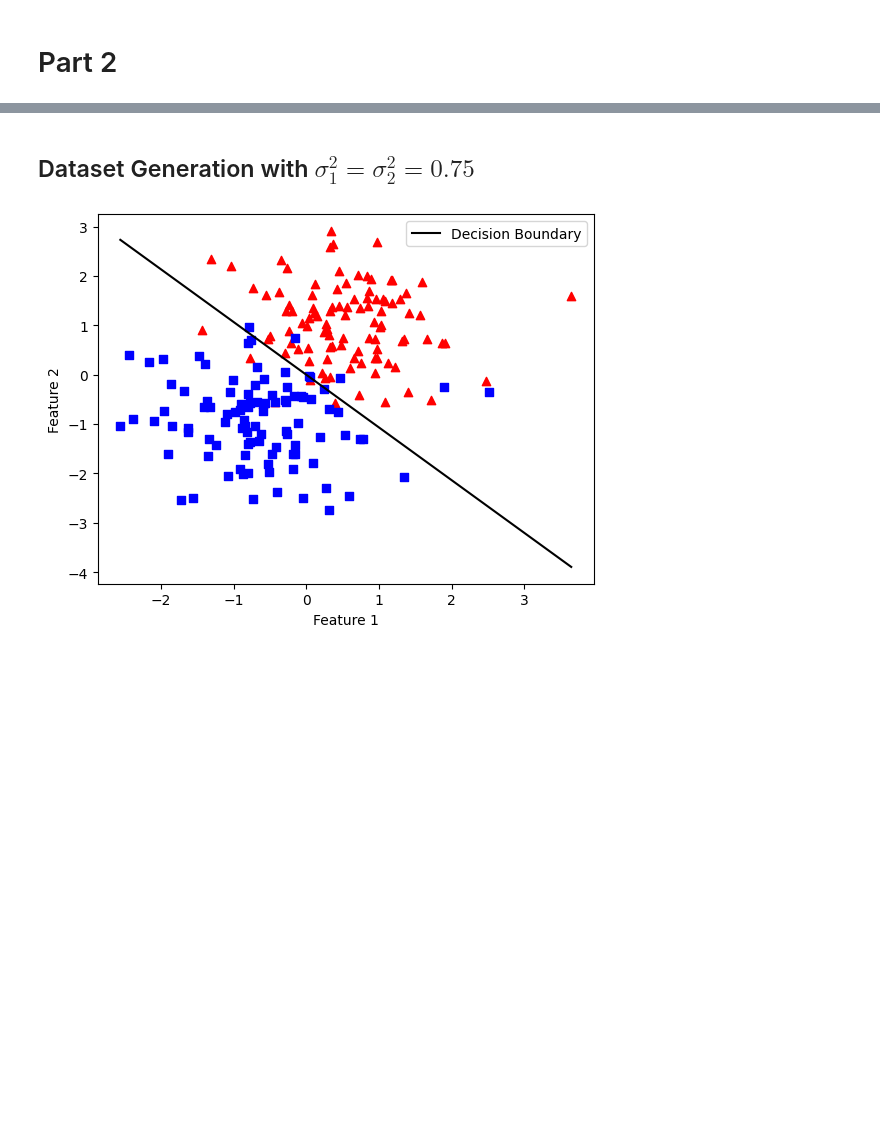
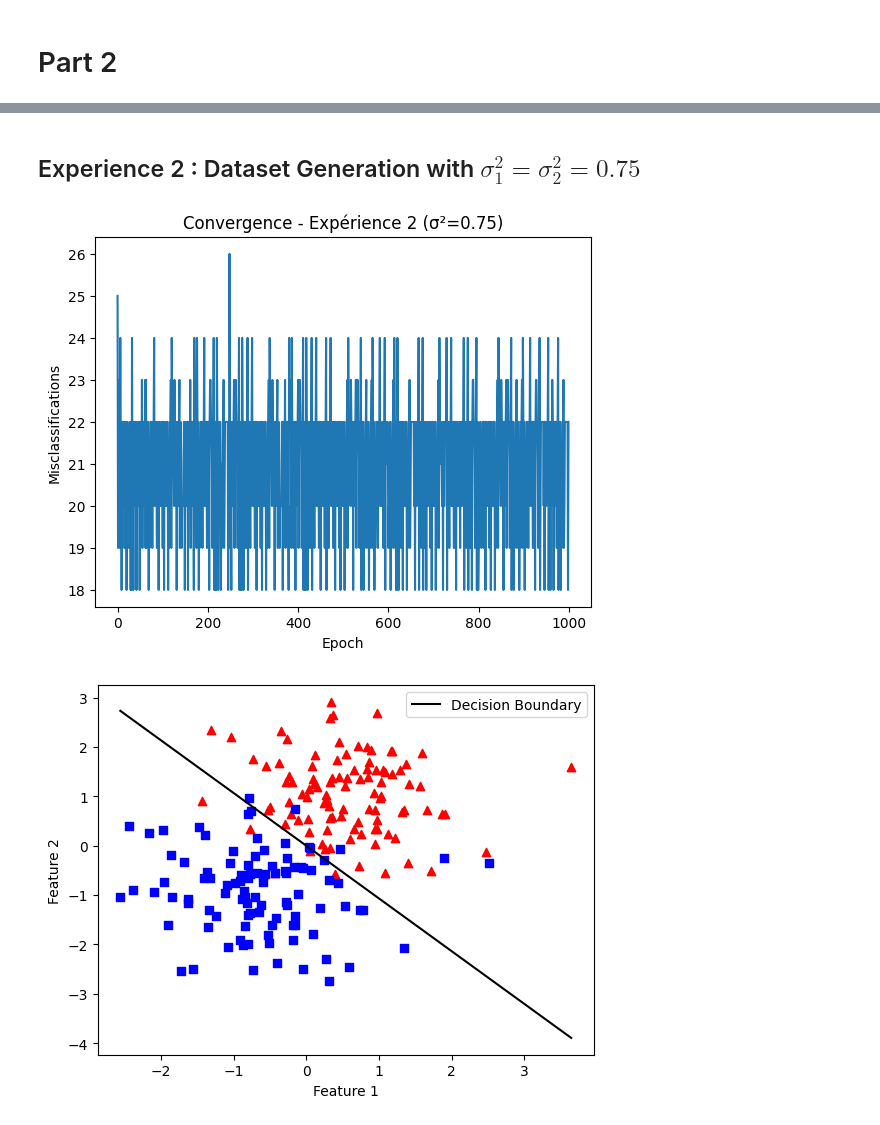
Before and after one commit to yasmineelhakem/deep_learning_labs, a Jupyter notebook: single_layer_perceptron.ipynb, the cells around one changed output, grey strips where cells are left out. Saved outputs shown, nothing was run; the diff lists cells and outputs as text; code cells hidden in the pictures; blank space fills up the shorter version.

```diff
--- a/single_layer_perceptron.ipynb
+++ b/single_layer_perceptron.ipynb
@@ -246,8 +280,16 @@ plot_decision_boundary(X_train, y_train, w2)
 # %% [markdown]
-## Dataset Generation with $\sigma_1^2 = \sigma_2^2 = 0.75$
+## Experience 2 : Dataset Generation with $\sigma_1^2 = \sigma_2^2 = 0.75$
 # %%
 X_train2, X_test2, y_train2, y_test2=generate_dataset(n_samples=125,cluster_std1=0.75,cluster_std2=0.75,random=True)
 w3, errors3 = perceptron(X_train2, y_train2, lr=0.01, epochs=1000)
+
+plt.plot(errors3)
+plt.xlabel("Epoch")
+plt.ylabel("Misclassifications")
+plt.title("Convergence - Expérience 2 (σ²=0.75)")
+plt.show()
+
 plot_decision_boundary(X_train2, y_train2, w3)
 # %% [output]
-[figure, old version]
+[figure, new version]
+[figure, added]
```
Also changed, not shown: parts of 10 cells of this notebook.
